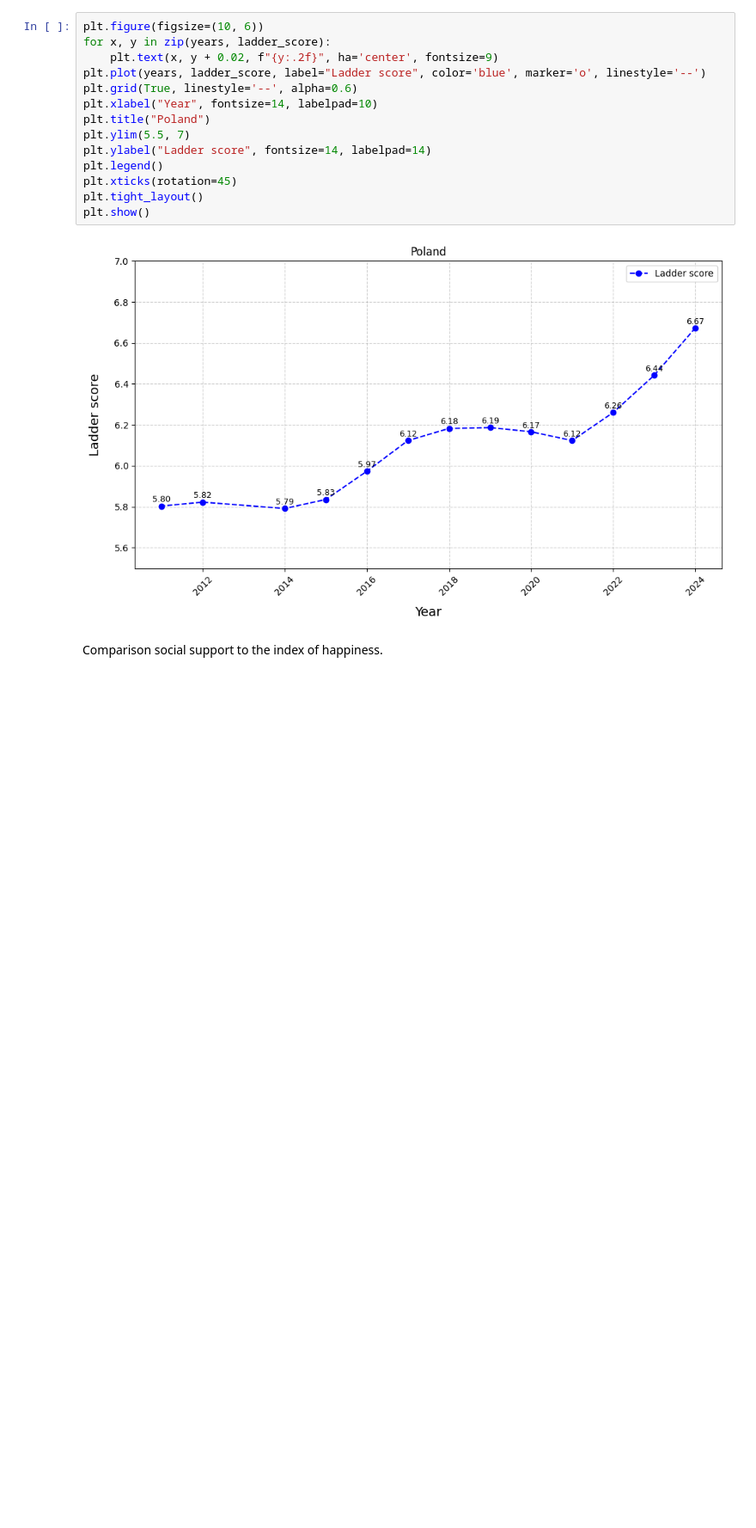
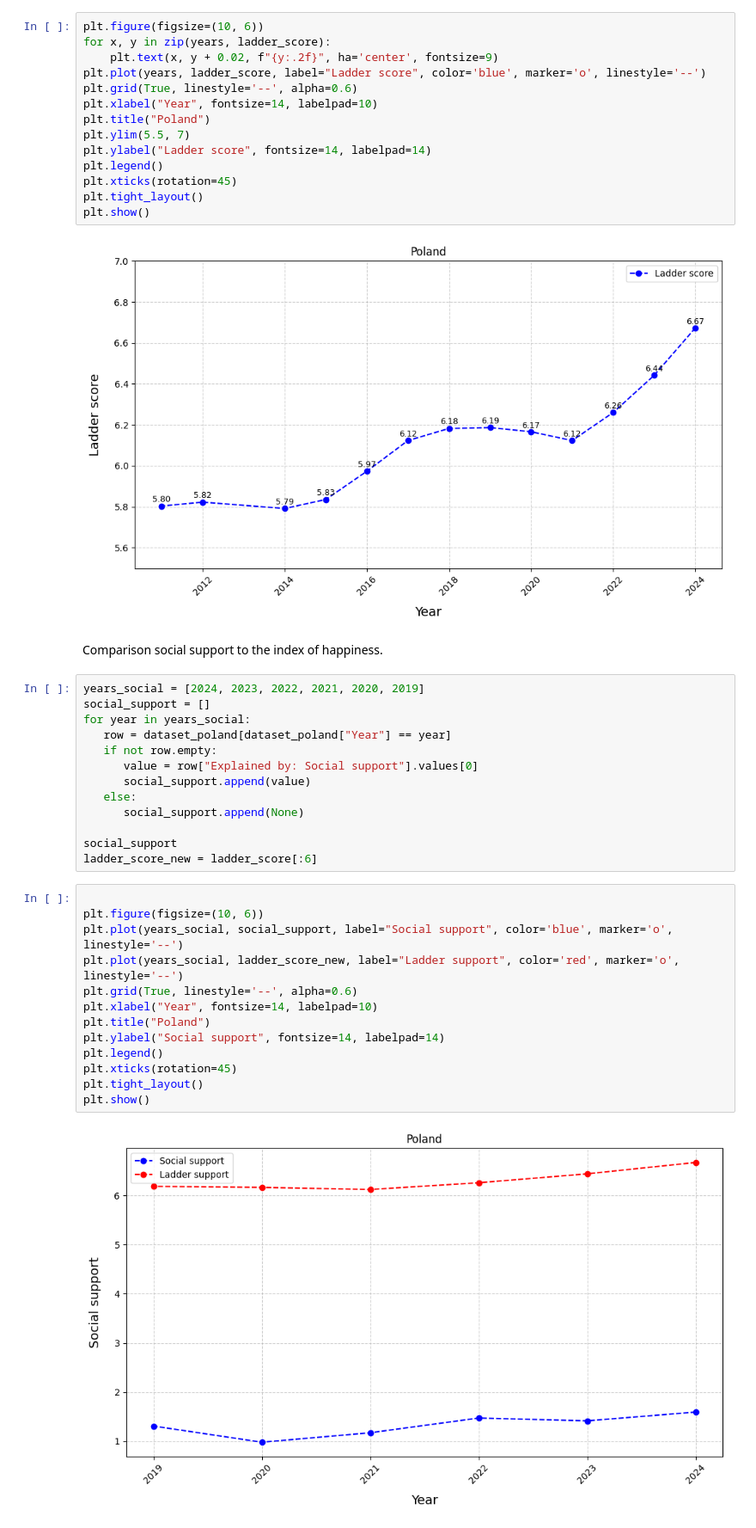
Before and after one commit to matcze/world_happiness, a Jupyter notebook: poland_happiness.ipynb, the cells around one changed output. Shown: that part at 86% size. Drawn from its saved outputs; the diff is of its cells as text; blank space fills up the shorter version.

Commit message:
new graph

```diff
--- a/poland_happiness.ipynb
+++ b/poland_happiness.ipynb
@@ -44,3 +44,31 @@ plt.show()
 [figure]
 # %% [markdown]
 Comparison social support to the index of happiness.
+# %%
+years_social = [2024, 2023, 2022, 2021, 2020, 2019]
+social_support = []
+for year in years_social:
+   row = dataset_poland[dataset_poland["Year"] == year]
+   if not row.empty:
+      value = row["Explained by: Social support"].values[0]
+      social_support.append(value)
+   else:
+      social_support.append(None)
+
+social_support
+ladder_score_new = ladder_score[:6]
+# %%
+
+plt.figure(figsize=(10, 6))
+plt.plot(years_social, social_support, label="Social support", color='blue', marker='o', linestyle='--')
+plt.plot(years_social, ladder_score_new, label="Ladder support", color='red', marker='o', linestyle='--')
+plt.grid(True, linestyle='--', alpha=0.6)
+plt.xlabel("Year", fontsize=14, labelpad=10)
+plt.title("Poland")
+plt.ylabel("Social support", fontsize=14, labelpad=14)
+plt.legend()
+plt.xticks(rotation=45)
+plt.tight_layout()
+plt.show()
+# %% [output]
+[figure, added]
```
